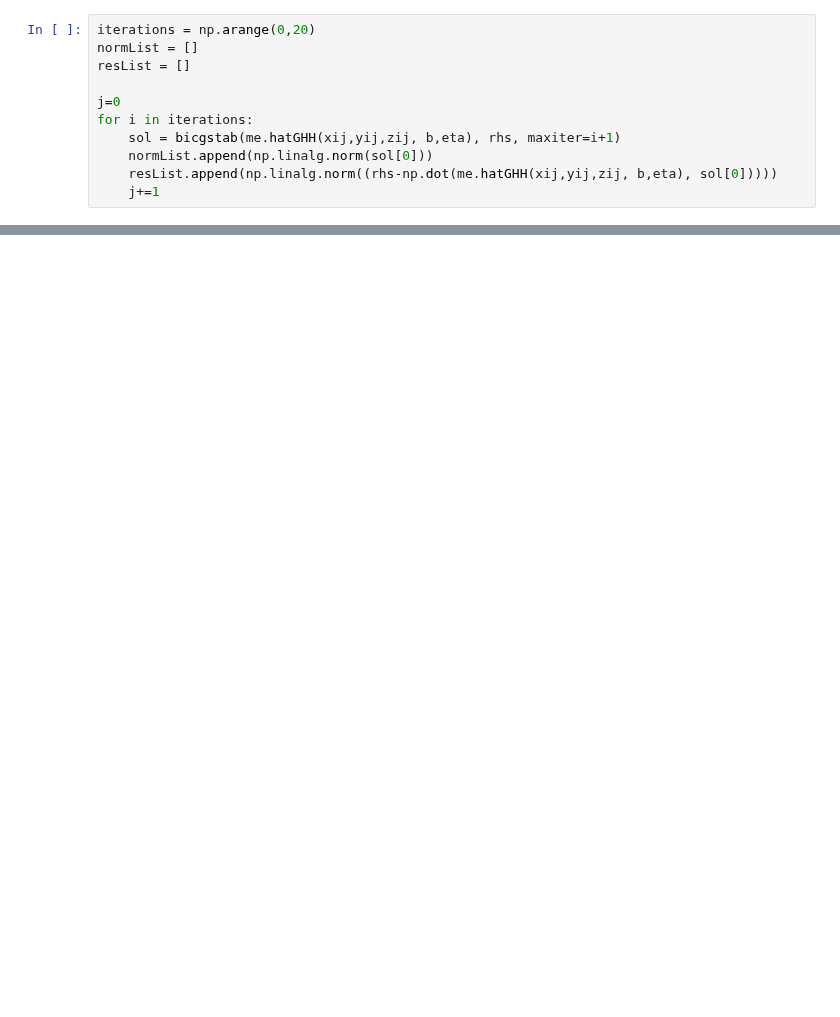
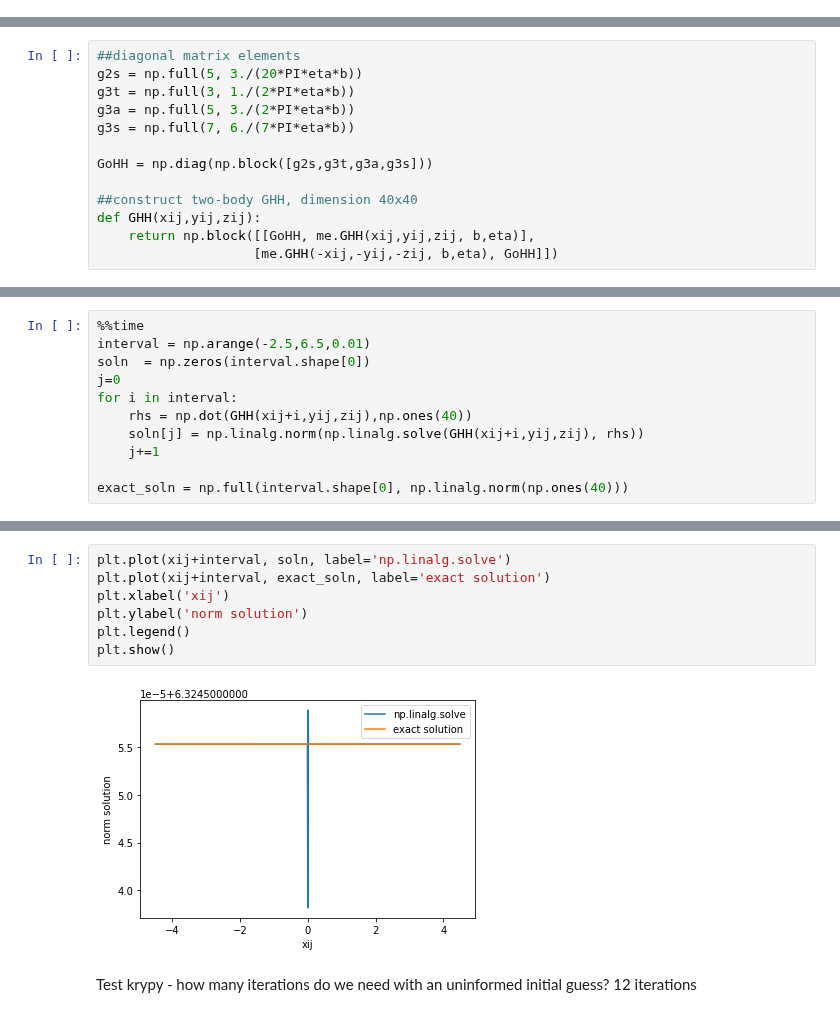
Before and after one commit to rajeshrinet/pystokes, a Jupyter notebook: examples/test-gt/krylovTest.ipynb, the cells around one changed output, grey strips where cells are left out. Cells and saved outputs as stored; diff of their text form; blank space fills up the shorter version.

Commit message:
test krylov solvers - choose bicgstab

```diff
--- a/examples/test-gt/krylovTest.ipynb
+++ b/examples/test-gt/krylovTest.ipynb
@@ -244,11 +0,0 @@ normFH = np.linalg.norm(FH_real)
-# %%
-iterations = np.arange(0,20)
-normList = []
-resList = []
-
-j=0
-for i in iterations:
-    sol = bicgstab(me.hatGHH(xij,yij,zij, b,eta), rhs, maxiter=i+1)
-    normList.append(np.linalg.norm(sol[0]))
-    resList.append(np.linalg.norm((rhs-np.dot(me.hatGHH(xij,yij,zij, b,eta), sol[0]))))
-    j+=1
@@ -289,0 +12,13 @@ array([0.79577472, 0.79577472, 0.79577472, 0.79577472, 0.79577472])
+# %%
+##diagonal matrix elements
+g2s = np.full(5, 3./(20*PI*eta*b))
+g3t = np.full(3, 1./(2*PI*eta*b))
+g3a = np.full(5, 3./(2*PI*eta*b))
+g3s = np.full(7, 6./(7*PI*eta*b))
+
+GoHH = np.diag(np.block([g2s,g3t,g3a,g3s]))
+
+##construct two-body GHH, dimension 40x40
+def GHH(xij,yij,zij):
+    return np.block([[GoHH, me.GHH(xij,yij,zij, b,eta)],
+                    [me.GHH(-xij,-yij,-zij, b,eta), GoHH]])
@@ -289,0 +27,11 @@ array([0.79577472, 0.79577472, 0.79577472, 0.79577472, 0.79577472])
+# %%
+%%time
+interval = np.arange(-2.5,6.5,0.01)
+soln  = np.zeros(interval.shape[0])
+j=0
+for i in interval:
+    rhs = np.dot(GHH(xij+i,yij,zij),np.ones(40))
+    soln[j] = np.linalg.norm(np.linalg.solve(GHH(xij+i,yij,zij), rhs))
+    j+=1
+
+exact_soln = np.full(interval.shape[0], np.linalg.norm(np.ones(40)))
@@ -289,0 +41,11 @@ array([0.79577472, 0.79577472, 0.79577472, 0.79577472, 0.79577472])
+# %%
+plt.plot(xij+interval, soln, label='np.linalg.solve')
+plt.plot(xij+interval, exact_soln, label='exact solution')
+plt.xlabel('xij')
+plt.ylabel('norm solution')
+plt.legend()
+plt.show()
+# %% [output]
+[figure, added]
+# %% [markdown]
+Test krypy - how many iterations do we need with an uninformed initial guess? 12 iterations
```
Also changed, not shown: parts of 66 cells of this notebook, 1 other file.
